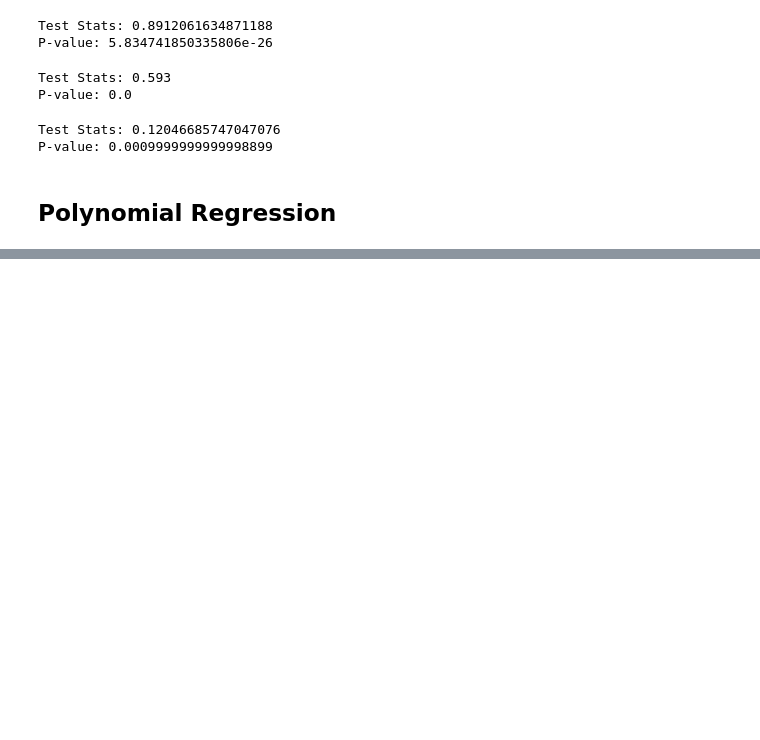
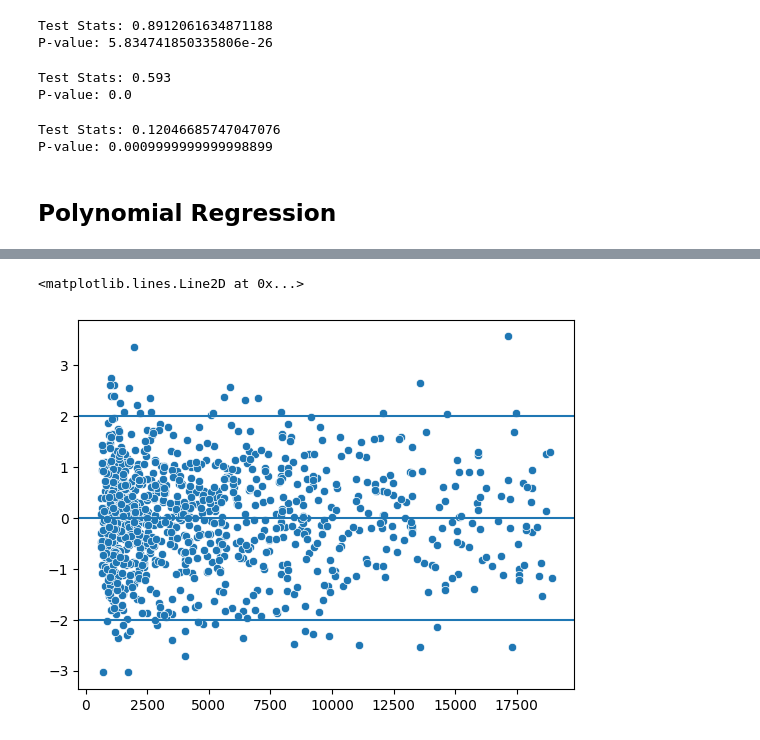
Before and after one commit to Reifhel/ml_models_practice, a Jupyter notebook: 03. Polynomial Regression/salary_forecast_model/salaries_forecast_model.ipynb, the cells around one changed output, grey strips where cells are left out. Drawn from its saved outputs; the diff is of its cells as text; code cells hidden in the pictures; blank space fills up the shorter version.

```diff
--- a/03. Polynomial Regression/salary_forecast_model/salaries_forecast_model.ipynb
+++ b/03. Polynomial Regression/salary_forecast_model/salaries_forecast_model.ipynb
@@ -329,0 +489,16 @@ P-value: 0.0009999999999998899
+# %%
+# Residues analysis
+# Transforming the residues to standard scale
+from scipy.stats import zscore
+residues_std = zscore(residues)
+# %%
+# Checking the linearity from residues: being between -2 and 2
+# Checking homoscedasticity: values around the line without tendence or shape
+
+sns.scatterplot(x=y_pred_total, y=residues_std)
+plt.axhline(y=0)
+plt.axhline(y=-2)
+plt.axhline(y=2)
+# %% [output]
+<matplotlib.lines.Line2D at 0x...>
+[figure, added]
```
Also changed, not shown: parts of 13 cells of this notebook.
